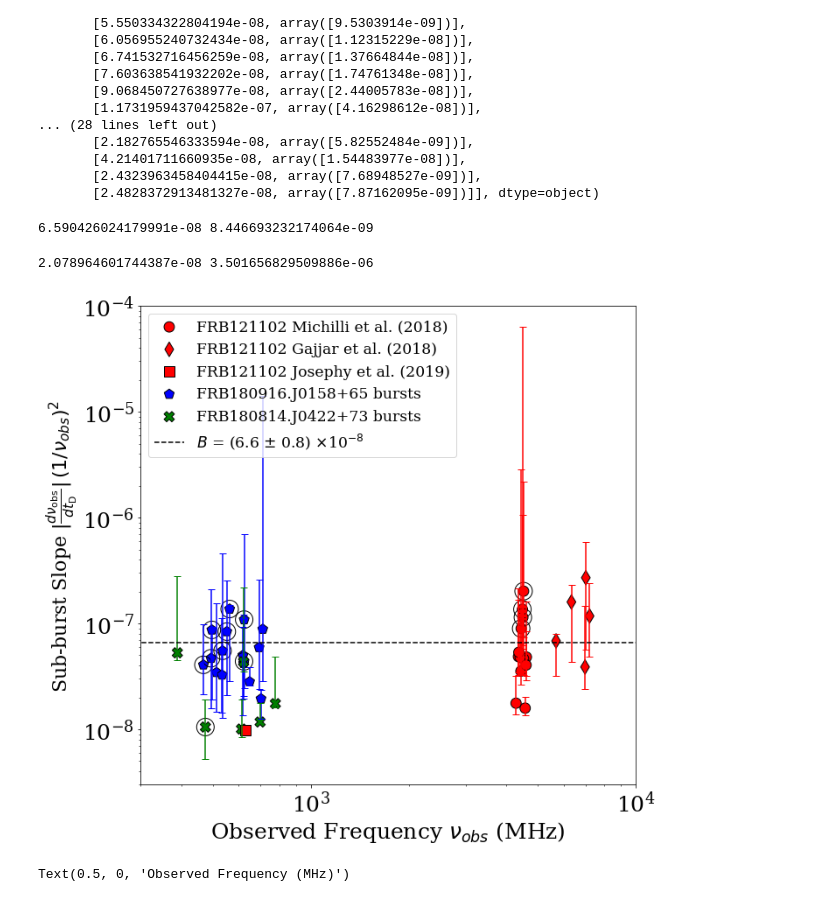
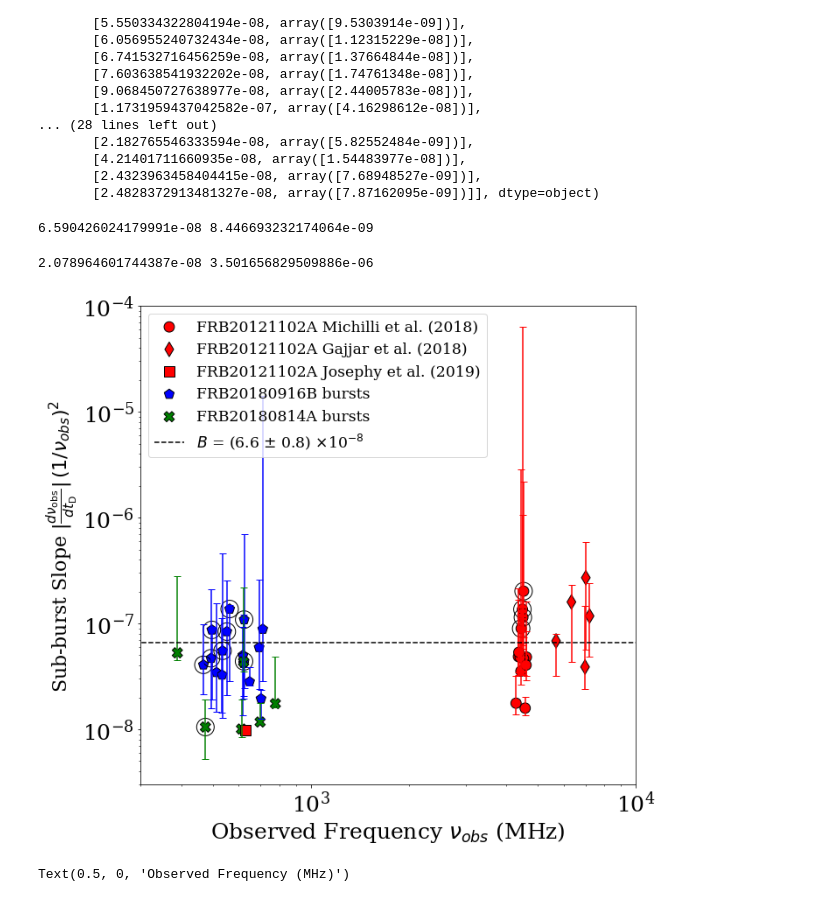
Before and after one commit to mef51/frbgui, a Jupyter notebook: DMvsDrift.ipynb, the cells around one changed output. Drawn from its saved outputs; the diff is of its cells as text; code cells hidden in the pictures.

```diff
--- a/DMvsDrift.ipynb
+++ b/DMvsDrift.ipynb
@@ -387,9 +419,9 @@ ax = frames[0].plot.scatter(x='center_f', y='drift_abs_nuobssq',
                            figsize=figsize, s=markersize, c='color',
                            colorbar=False, fontsize=fontsize,
                            logy=logscale, logx=logscale, marker='o', edgecolors='k',
-                           label='FRB121102 Michilli et al. (2018)')
+                           label='FRB20121102A Michilli et al. (2018)')
 
-labels = ['FRB121102 Gajjar et al. (2018)', 'FRB180916.J0158+65 bursts', 'FRB180814.J0422+73 bursts']
+labels = ['FRB20121102A Gajjar et al. (2018)', 'FRB20180916B bursts', 'FRB20180814A bursts']
 for frame, label, mark in zip(frames[1:], labels, ['d', 'p', 'X']):
     frame.plot.scatter(ax=ax, x='center_f', y='drift_abs_nuobssq',
                        # yerr=np.sqrt(frame['red_chisq'])*frame['drift error (mhz/ms)']*(1/frame['center_f']**2)/1000,
@@ -399,7 +431,7 @@ for frame, label, mark in zip(frames[1:], labels, ['d', 'p', 'X']):
                        label=label)
 
 # Josephy point
-ax.scatter(josephyburst['center_f'], -josephyburst['drift (mhz/ms)']/josephyburst['center_f']**2/1000, c='r', s=125, edgecolors='k', marker='s', label='FRB121102 Josephy et al. (2019)')
+ax.scatter(josephyburst['center_f'], -josephyburst['drift (mhz/ms)']/josephyburst['center_f']**2/1000, c='r', s=125, edgecolors='k', marker='s', label='FRB20121102A Josephy et al. (2019)')
 
 ## Mark all bursts whose DM ranges were limited by the exclusion process
 for i, limitedpoints in enumerate(dmlimited):
@@ -415,35 +447,35 @@ alldata = pd.concat([f for f in fig1pltdata['frames']])#+[josephyburst]])
 x = np.linspace(0, 20000, num=2000)
 popt, pcov = scipy.optimize.curve_fit(lambda x, c: c, x, alldata['drift_abs_nuobssq'])
 berr = frexp10(np.sqrt(pcov[0][0]))[0]
 hacklbl = f'$\it{{B}}$ = ({frexp10(popt[0])[0]:.2} $\pm$ {berr/10:.1}) $\\times$10$^{{{frexp10(popt[0])[1]}}}$'
 # hacklbl = '($B = 6.7 \\times 10^{-8}$)'
 plt.plot(x, popt[0]*np.ones(x.shape), 'k--', label=hacklbl)
 print(popt[0], np.sqrt(pcov[0][0]))#, np.frexp(popt[0]))
 
 # range of fits
 Bfits = np.array(Bconstants)
 color = 'b'
 bmin, bmax = Bfits[:,0].min(), Bfits[:,0].max()
 print(bmin, bmax)
 lstr = f"Range of fits: {frexp10(bmin)[0]:.2}$\\times$10$^{{{frexp10(bmin)[1]}}}$ to {frexp10(bmax)[0]:.2}$\\times$10$^{{{frexp10(bmax)[1]}}}$"
 lstr = "Range of possible fits"
 # lstr = f"Range of fits {Bfits[:,0].min():.1e} - {Bfits[:,0].max():.1e}"
 # ax.fill_between(x, Bfits[:,0].min(), Bfits[:,0].max(), alpha=0.1, color=color, edgecolor=color, label=lstr, zorder=-10)
 
 hdls, lbls = ax.get_legend_handles_labels()
 order = [1, 2, 5, 3, 4, 0]
 hdls = [hdls[i] for i in order]
 lbls = [lbls[i] for i in order]
 ax.legend(hdls, lbls, fontsize='xx-large', loc=2)
 
 plt.xlim(3*10**2, 10**4)
 plt.ylim(0.3*10**-8, 1*10**-4)
 plt.tight_layout()
-# plt.savefig('universal/driftvsnuobs_log.pdf')
+plt.savefig('universal/driftvsnuobs_log.pdf')
 # %% [output]
 6.590426024179991e-08 8.446693232174064e-09
 2.078964601744387e-08 3.501656829509886e-06
-[figure, old version]
+[figure, new version]
 # %%
 # sub-burst slope vs nu_obs to compare with pastor-marazuela et al. 2020
 ax = frames[2].plot.scatter(x='center_f', y='drift (mhz/ms)',
```
Also changed, not shown: parts of 3 cells of this notebook, 1 other file.
